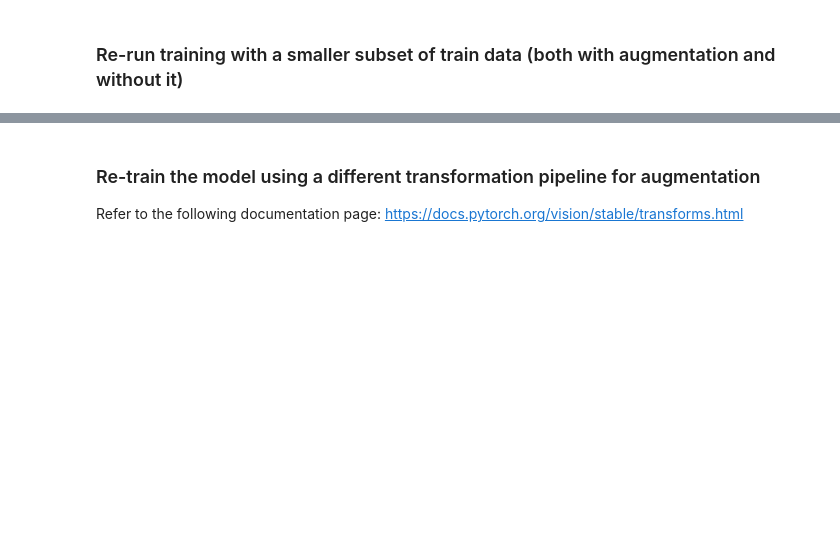
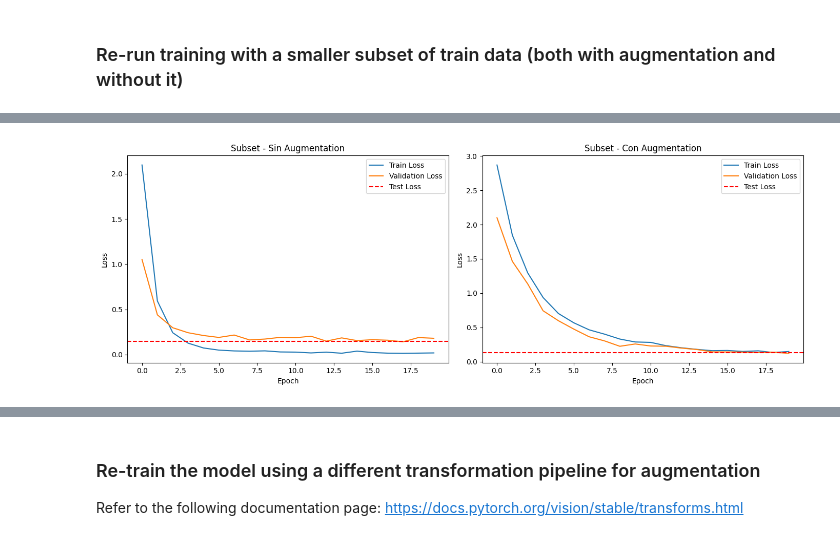
Before and after one commit to Melvin0406/InteligenciaComputacional, a Jupyter notebook: Abril7/6.augmentation.ipynb, the cells around one changed output, grey strips where cells are left out. Drawn from its saved outputs; the diff is of its cells as text; code cells hidden in the pictures; blank space fills up the shorter version.

```diff
--- a/Abril7/6.augmentation.ipynb
+++ b/Abril7/6.augmentation.ipynb
@@ -429,13 +429,13 @@ El validation loss y test loss disminuyeron considerablemente. Además, el overf
 ### Re-run training with a smaller subset of train data (both with augmentation and without it)
 # %%
 # Subset del conjunto de datos de entrenamiento (20%)
-subset_frac = 0.2
-subset_df = train_df.sample(frac=subset_frac, random_state=42)
+subset_frac = 0.3
+subset_df = train_df.sample(frac=subset_frac, random_state=42).reset_index(drop=True)
 train_data_subset = AslDataset(subset_df)
 train_loader_subset = DataLoader(train_data_subset, batch_size=batch_size, shuffle=True)
 print(f'Subset: {len(train_data_subset)} samples ({subset_frac*100:.0f}% of {len(train_data)})')
 
-# Sin augmentación
+# Sin augmentacion
 model_sub = nn.Sequential(
     ConvolutionalBlock(IMG_CHANNELS, 25, 0),
     ConvolutionalBlock(25, 50, 0.2),
@@ -445,7 +445,7 @@ model_sub = nn.Sequential(
     nn.Dropout(.3),
     nn.ReLU(),
     nn.Linear(512, 24)
-)
+).to(device)
 epochs = 20
 loss_function = nn.CrossEntropyLoss()
 optimizer = Adam(model_sub.parameters())
@@ -453,7 +453,7 @@ sub_res = train(model_sub, train_loader_subset, val_loader, loss_function, optim
 sub_test_loss, sub_test_acc = test(model_sub, test_loader, loss_function)
 print(f'Subset (no aug)   - Test Loss: {sub_test_loss:.4f}, Test Acc: {sub_test_acc:.4f}')
 
-# Con augmentación
+# Con augmentacion
 model_sub_aug = nn.Sequential(
     ConvolutionalBlock(IMG_CHANNELS, 25, 0),
     ConvolutionalBlock(25, 50, 0.2),
@@ -463,7 +463,7 @@ model_sub_aug = nn.Sequential(
     nn.Dropout(.3),
     nn.ReLU(),
     nn.Linear(512, 24)
-)
+).to(device)
 optimizer = Adam(model_sub_aug.parameters())
 sub_aug_res = train(model_sub_aug, train_loader_subset, val_loader,
                     loss_function, optimizer, epochs, random_transforms)
@@ -472,29 +476,28 @@ print(f'Subset (with aug) - Test Loss: {sub_aug_test_loss:.4f}, Test Acc: {sub_a
 # %%
 fig, axes = plt.subplots(1, 2, figsize=(14, 5))
 
-axes[0].plot(sub_res['val_loss'],     label='Subset - No Aug')
-axes[0].plot(sub_aug_res['val_loss'], label='Subset - With Aug')
-axes[0].plot(cnn_res['val_loss'],     label='Full - No Aug')
-axes[0].plot(cnn_aug_res['val_loss'], label='Full - With Aug')
-axes[0].set_title('Validation Loss')
+# Sin augmentation
+axes[0].plot(sub_res['train_loss'], label='Train Loss')
+axes[0].plot(sub_res['val_loss'],   label='Validation Loss')
+axes[0].axhline(sub_test_loss, label='Test Loss', linestyle='--', color='r')
+axes[0].set_title('Subset - Sin Augmentation')
 axes[0].set_xlabel('Epoch')
 axes[0].set_ylabel('Loss')
 axes[0].legend()
 
-axes[1].plot(sub_res['val_acc'],     label='Subset - No Aug')
-axes[1].plot(sub_aug_res['val_acc'], label='Subset - With Aug')
-axes[1].plot(cnn_res['val_acc'],     label='Full - No Aug')
-axes[1].plot(cnn_aug_res['val_acc'], label='Full - With Aug')
-axes[1].set_title('Validation Accuracy')
+# Con augmentation
+axes[1].plot(sub_aug_res['train_loss'], label='Train Loss')
+axes[1].plot(sub_aug_res['val_loss'],   label='Validation Loss')
+axes[1].axhline(sub_aug_test_loss, label='Test Loss', linestyle='--', color='r')
+axes[1].set_title('Subset - Con Augmentation')
 axes[1].set_xlabel('Epoch')
-axes[1].set_ylabel('Accuracy')
+axes[1].set_ylabel('Loss')
 axes[1].legend()
 
 plt.tight_layout()
 plt.show()
 
-print('\nTest Results Summary:')
-print(f'Full dataset - No Aug:    Loss={cnn_test_loss:.4f}, Acc={cnn_test_acc:.4f}')
-print(f'Full dataset - With Aug:  Loss={cnn_aug_test_loss:.4f}, Acc={cnn_aug_test_acc:.4f}')
-print(f'Subset       - No Aug:    Loss={sub_test_loss:.4f}, Acc={sub_test_acc:.4f}')
-print(f'Subset       - With Aug:  Loss={sub_aug_test_loss:.4f}, Acc={sub_aug_test_acc:.4f}')
+print(f'Subset - No Aug:    Loss={sub_test_loss:.4f}, Acc={sub_test_acc:.4f}')
+print(f'Subset - With Aug:  Loss={sub_aug_test_loss:.4f}, Acc={sub_aug_test_acc:.4f}')
+# %% [output]
+[figure, added]
```
Also changed, not shown: parts of 13 cells of this notebook, 3 other files.
